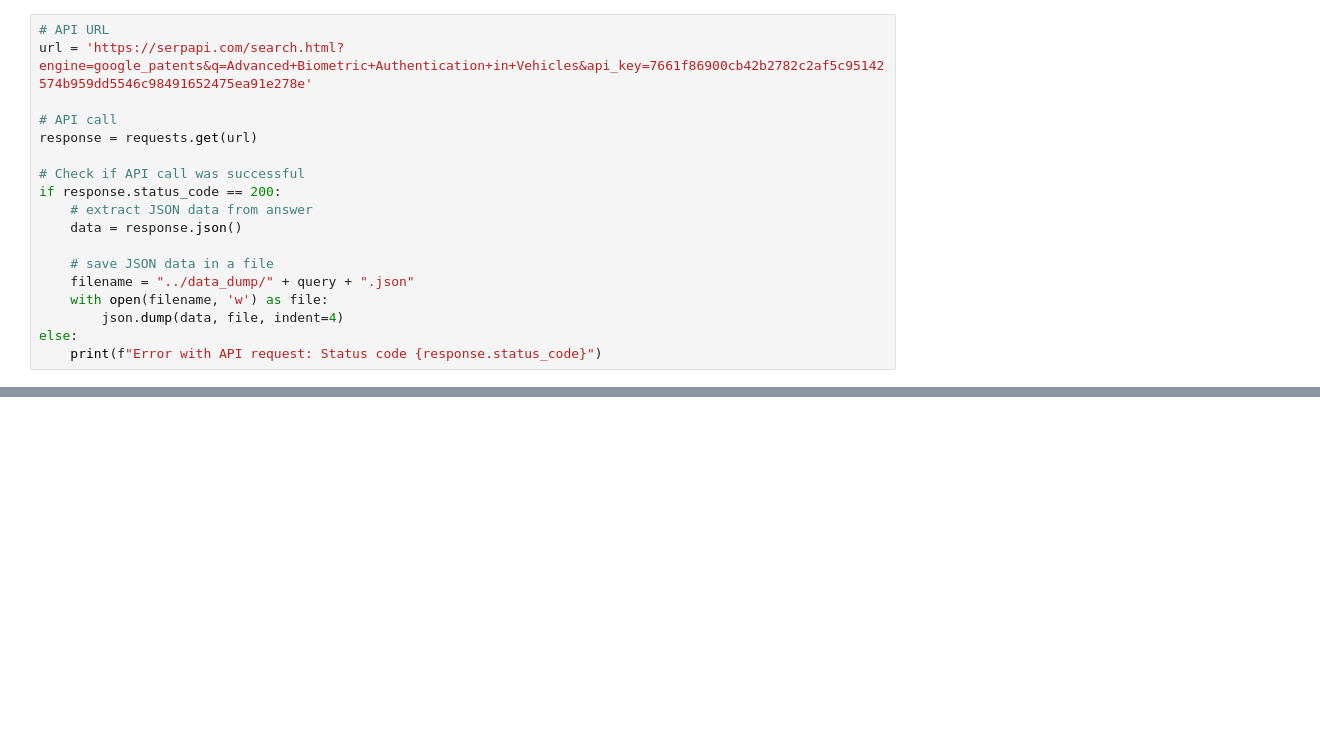
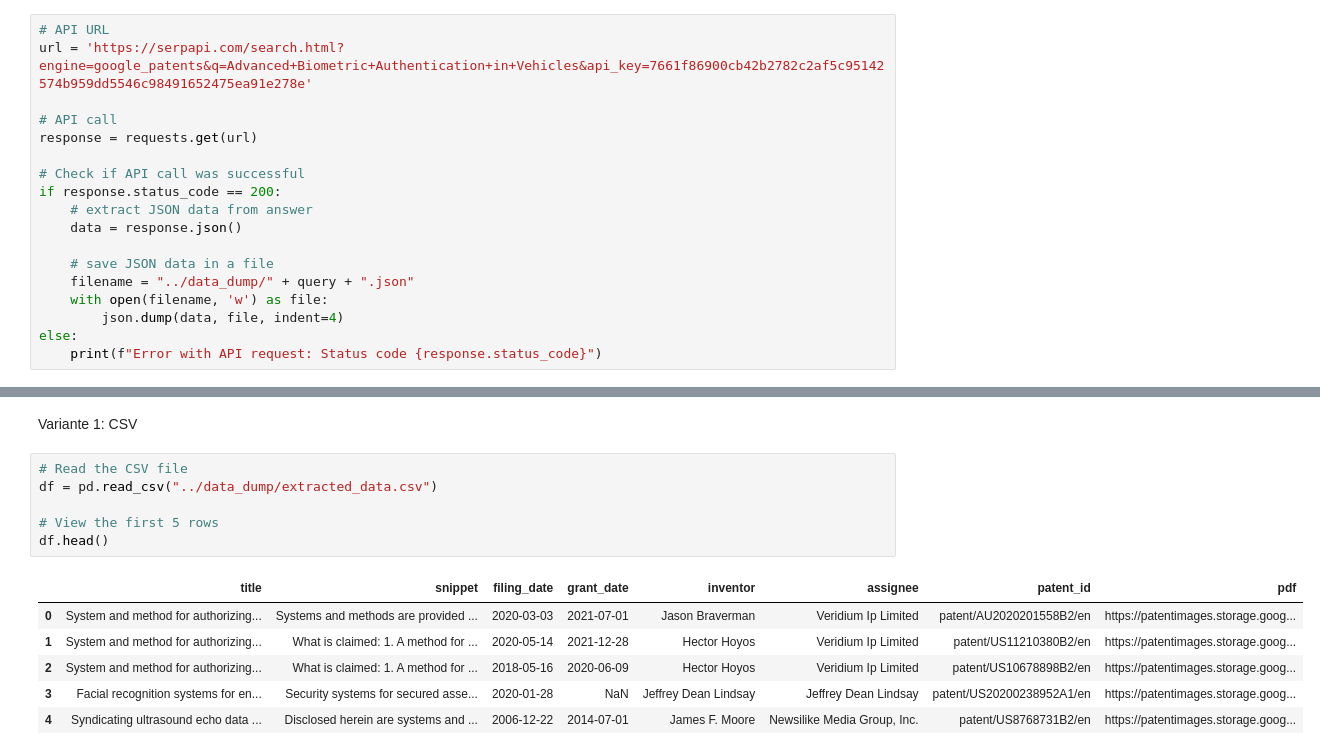
Before and after one commit to LLM-TTT/project, a Jupyter notebook: Google Patent API Test/API Call.ipynb, the cells around one changed output, grey strips where cells are left out. Drawn from its saved outputs; the diff is of its cells as text; blank space fills up the shorter version.

Commit message:
Alternative API Access & data handling

```diff
--- a/Google Patent API Test/API Call.ipynb
+++ b/Google Patent API Test/API Call.ipynb
@@ -30,0 +104,15 @@ else:
+# %% [markdown]
+Variante 1: CSV
+# %%
+# Read the CSV file
+df = pd.read_csv("../data_dump/extracted_data.csv")
+
+# View the first 5 rows
+df.head()
+# %% [output]
+|  | title | snippet | filing_date | grant_date | inventor | assignee | patent_id | pdf |
+| 0 | System and method for authorizing... | Systems and methods are provided ... | 2020-03-03 | 2021-07-01 | Jason Braverman | Veridium Ip Limited | patent/AU2020201558B2/en | https://patentimages.storage.goog... |
+| 1 | System and method for authorizing... | What is claimed: 1. A method for ... | 2020-05-14 | 2021-12-28 | Hector Hoyos | Veridium Ip Limited | patent/US11210380B2/en | https://patentimages.storage.goog... |
+| 2 | System and method for authorizing... | What is claimed: 1. A method for ... | 2018-05-16 | 2020-06-09 | Hector Hoyos | Veridium Ip Limited | patent/US10678898B2/en | https://patentimages.storage.goog... |
+| 3 | Facial recognition systems for en... | Security systems for secured asse... | 2020-01-28 | NaN | Jeffrey Dean Lindsay | Jeffrey Dean Lindsay | patent/US20200238952A1/en | https://patentimages.storage.goog... |
+| 4 | Syndicating ultrasound echo data ... | Disclosed herein are systems and ... | 2006-12-22 | 2014-07-01 | James F. Moore | Newsilike Media Group, Inc. | patent/US8768731B2/en | https://patentimages.storage.goog... |
```
Also changed, not shown: parts of 8 cells of this notebook, 5 other files.
